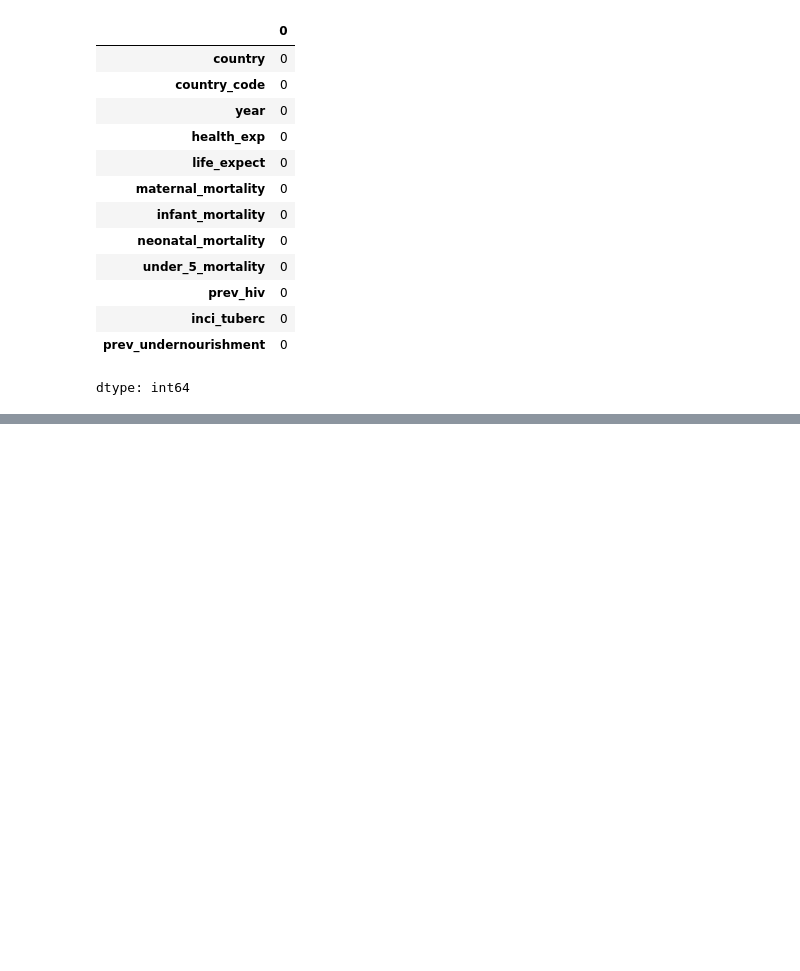
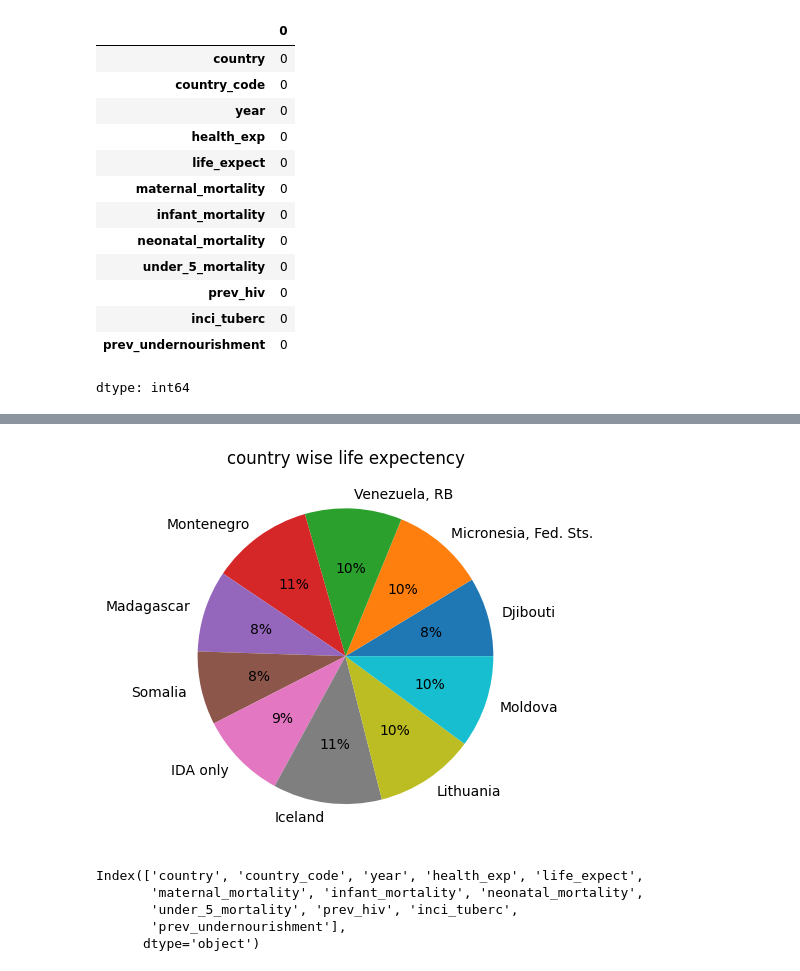
Before and after one commit to Praveenpadidapu/ML-Assignments, a Jupyter notebook: Blog.ipynb, the cells around one changed output, grey strips where cells are left out. Drawn from its saved outputs; the diff is of its cells as text; code cells hidden in the pictures; blank space fills up the shorter version.

```diff
--- a/Blog.ipynb
+++ b/Blog.ipynb
@@ -116,0 +221,14 @@ dtype: int64
+# %%
+plt.pie(data1.life_expect,labels=data1.country,autopct='%1.1d%%')
+plt.title("country wise life expectency")
+plt.show()
+# %% [output]
+[figure, added]
+# %%
+data.columns
+# %% [output]
+Index(['country', 'country_code', 'year', 'health_exp', 'life_expect',
+       'maternal_mortality', 'infant_mortality', 'neonatal_mortality',
+       'under_5_mortality', 'prev_hiv', 'inci_tuberc',
+       'prev_undernourishment'],
+      dtype='object')
```
Also changed, not shown: parts of 9 cells of this notebook.
